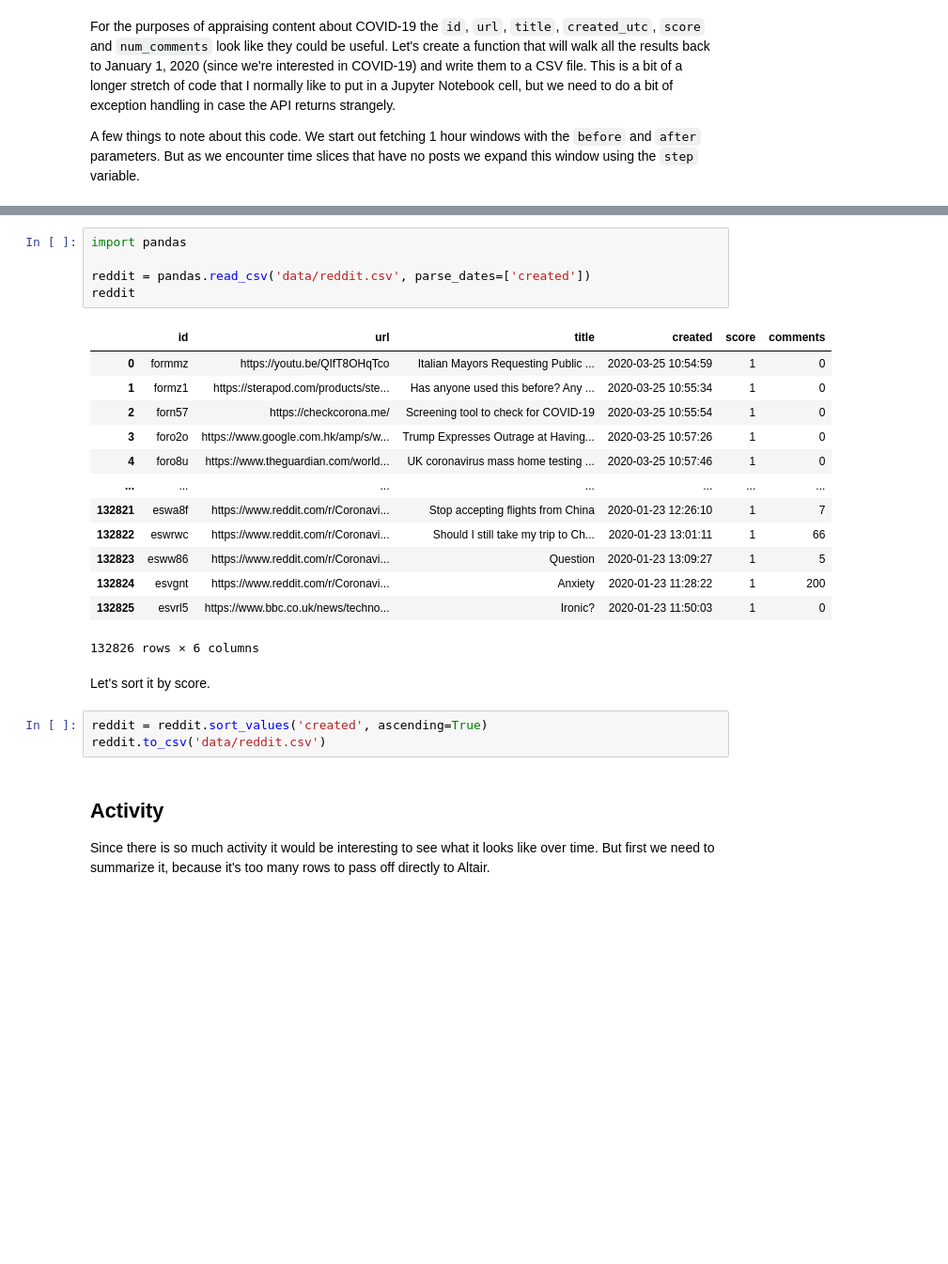
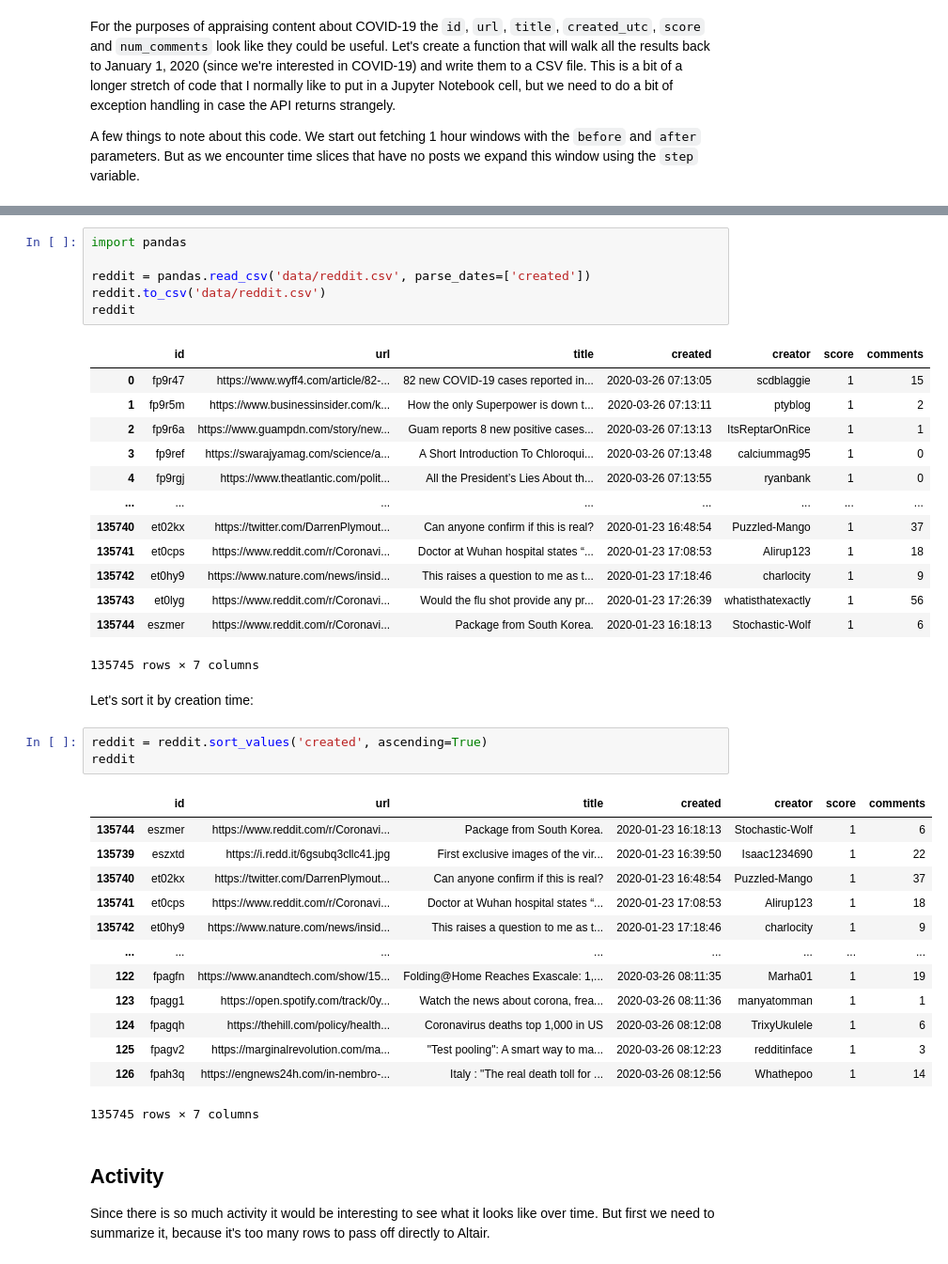
Before and after one commit to edsu/iipc-covid19, a Jupyter notebook: Reddit.ipynb, the cells around one changed output, grey strips where cells are left out. Shown at 94% size. Saved outputs shown, nothing was run; the diff lists cells and outputs as text; blank space fills up the shorter version.

```diff
--- a/Reddit.ipynb
+++ b/Reddit.ipynb
@@ -239,26 +241,41 @@ while hour < num_hours:
 import pandas
 
 reddit = pandas.read_csv('data/reddit.csv', parse_dates=['created'])
+reddit.to_csv('data/reddit.csv')
 reddit
 # %% [output]
-|  | id | url | title | created | score | comments |
-| 0 | formmz | https://youtu.be/QIfT8OHqTco | Italian Mayors Requesting Public ... | 2020-03-25 10:54:59 | 1 | 0 |
-| 1 | formz1 | https://sterapod.com/products/ste... | Has anyone used this before? Any ... | 2020-03-25 10:55:34 | 1 | 0 |
-| 2 | forn57 | https://checkcorona.me/ | Screening tool to check for COVID-19 | 2020-03-25 10:55:54 | 1 | 0 |
-| 3 | foro2o | https://www.google.com.hk/amp/s/w... | Trump Expresses Outrage at Having... | 2020-03-25 10:57:26 | 1 | 0 |
-| 4 | foro8u | https://www.theguardian.com/world... | UK coronavirus mass home testing ... | 2020-03-25 10:57:46 | 1 | 0 |
-| ... | ... | ... | ... | ... | ... | ... |
-| 132821 | eswa8f | https://www.reddit.com/r/Coronavi... | Stop accepting flights from China | 2020-01-23 12:26:10 | 1 | 7 |
-| 132822 | eswrwc | https://www.reddit.com/r/Coronavi... | Should I still take my trip to Ch... | 2020-01-23 13:01:11 | 1 | 66 |
-| 132823 | esww86 | https://www.reddit.com/r/Coronavi... | Question | 2020-01-23 13:09:27 | 1 | 5 |
-| 132824 | esvgnt | https://www.reddit.com/r/Coronavi... | Anxiety | 2020-01-23 11:28:22 | 1 | 200 |
-| 132825 | esvrl5 | https://www.bbc.co.uk/news/techno... | Ironic? | 2020-01-23 11:50:03 | 1 | 0 |
+|  | id | url | title | created | creator | score | comments |
+| 0 | fp9r47 | https://www.wyff4.com/article/82-... | 82 new COVID-19 cases reported in... | 2020-03-26 07:13:05 | scdblaggie | 1 | 15 |
+| 1 | fp9r5m | https://www.businessinsider.com/k... | How the only Superpower is down t... | 2020-03-26 07:13:11 | ptyblog | 1 | 2 |
+| 2 | fp9r6a | https://www.guampdn.com/story/new... | Guam reports 8 new positive cases... | 2020-03-26 07:13:13 | ItsReptarOnRice | 1 | 1 |
+| 3 | fp9ref | https://swarajyamag.com/science/a... | A Short Introduction To Chloroqui... | 2020-03-26 07:13:48 | calciummag95 | 1 | 0 |
+| 4 | fp9rgj | https://www.theatlantic.com/polit... | All the President’s Lies About th... | 2020-03-26 07:13:55 | ryanbank | 1 | 0 |
+| ... | ... | ... | ... | ... | ... | ... | ... |
+| 135740 | et02kx | https://twitter.com/DarrenPlymout... | Can anyone confirm if this is real? | 2020-01-23 16:48:54 | Puzzled-Mango | 1 | 37 |
+| 135741 | et0cps | https://www.reddit.com/r/Coronavi... | Doctor at Wuhan hospital states “... | 2020-01-23 17:08:53 | Alirup123 | 1 | 18 |
+| 135742 | et0hy9 | https://www.nature.com/news/insid... | This raises a question to me as t... | 2020-01-23 17:18:46 | charlocity | 1 | 9 |
+| 135743 | et0lyg | https://www.reddit.com/r/Coronavi... | Would the flu shot provide any pr... | 2020-01-23 17:26:39 | whatisthatexactly | 1 | 56 |
+| 135744 | eszmer | https://www.reddit.com/r/Coronavi... | Package from South Korea. | 2020-01-23 16:18:13 | Stochastic-Wolf | 1 | 6 |
-132826 rows × 6 columns
+135745 rows × 7 columns
 # %% [markdown]
-Let's sort it by score.
+Let's sort it by creation time:
 # %%
 reddit = reddit.sort_values('created', ascending=True)
-reddit.to_csv('data/reddit.csv')
+reddit
+# %% [output]
+|  | id | url | title | created | creator | score | comments |
+| 135744 | eszmer | https://www.reddit.com/r/Coronavi... | Package from South Korea. | 2020-01-23 16:18:13 | Stochastic-Wolf | 1 | 6 |
+| 135739 | eszxtd | https://i.redd.it/6gsubq3cllc41.jpg | First exclusive images of the vir... | 2020-01-23 16:39:50 | Isaac1234690 | 1 | 22 |
+| 135740 | et02kx | https://twitter.com/DarrenPlymout... | Can anyone confirm if this is real? | 2020-01-23 16:48:54 | Puzzled-Mango | 1 | 37 |
+| 135741 | et0cps | https://www.reddit.com/r/Coronavi... | Doctor at Wuhan hospital states “... | 2020-01-23 17:08:53 | Alirup123 | 1 | 18 |
+| 135742 | et0hy9 | https://www.nature.com/news/insid... | This raises a question to me as t... | 2020-01-23 17:18:46 | charlocity | 1 | 9 |
+| ... | ... | ... | ... | ... | ... | ... | ... |
+| 122 | fpagfn | https://www.anandtech.com/show/15... | Folding@Home Reaches Exascale: 1,... | 2020-03-26 08:11:35 | Marha01 | 1 | 19 |
+| 123 | fpagg1 | https://open.spotify.com/track/0y... | Watch the news about corona, frea... | 2020-03-26 08:11:36 | manyatomman | 1 | 1 |
+| 124 | fpagqh | https://thehill.com/policy/health... | Coronavirus deaths top 1,000 in US | 2020-03-26 08:12:08 | TrixyUkulele | 1 | 6 |
+| 125 | fpagv2 | https://marginalrevolution.com/ma... | "Test pooling": A smart way to ma... | 2020-03-26 08:12:23 | redditinface | 1 | 3 |
+| 126 | fpah3q | https://engnews24h.com/in-nembro-... | Italy : "The real death toll for ... | 2020-03-26 08:12:56 | Whathepoo | 1 | 14 |
+135745 rows × 7 columns
 # %% [markdown]
 ## Activity
 
```
Also changed, not shown: parts of 8 cells of this notebook, 7 other files.
